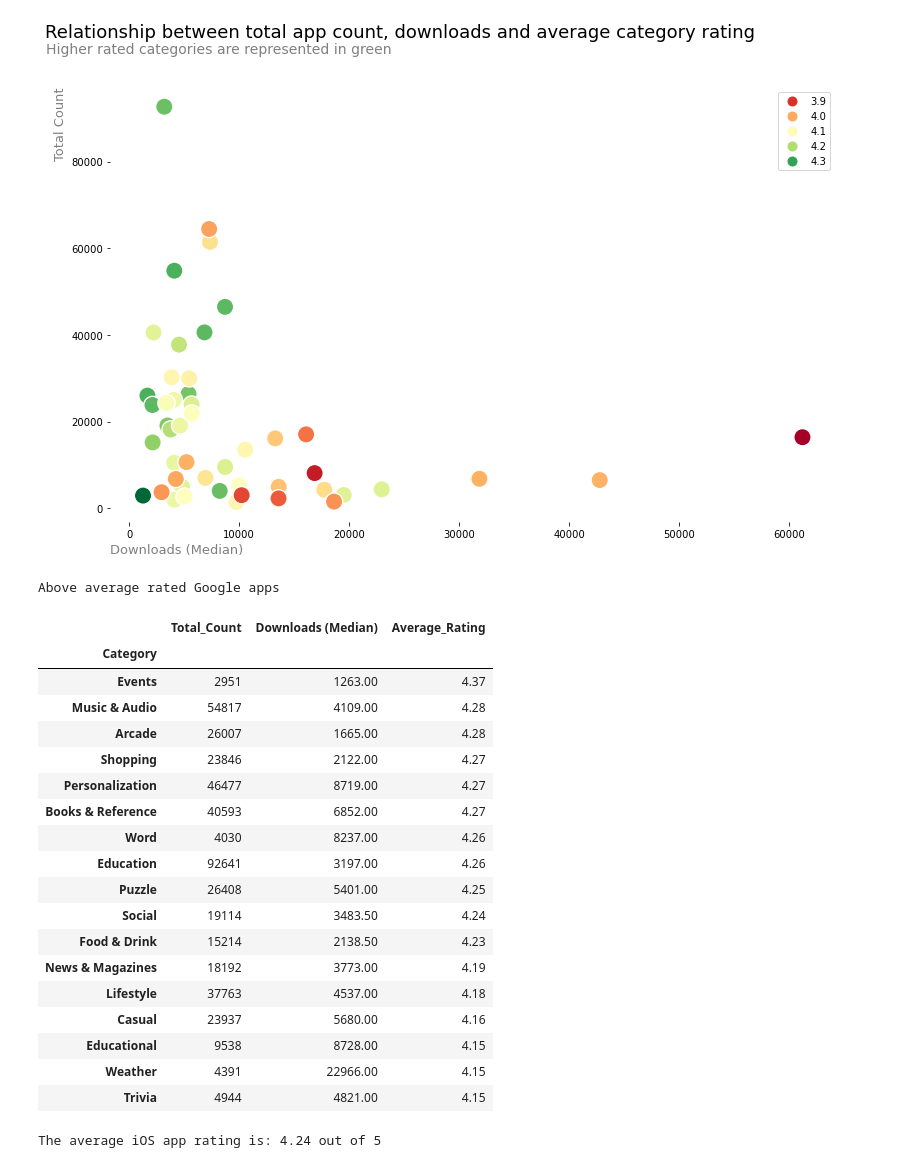
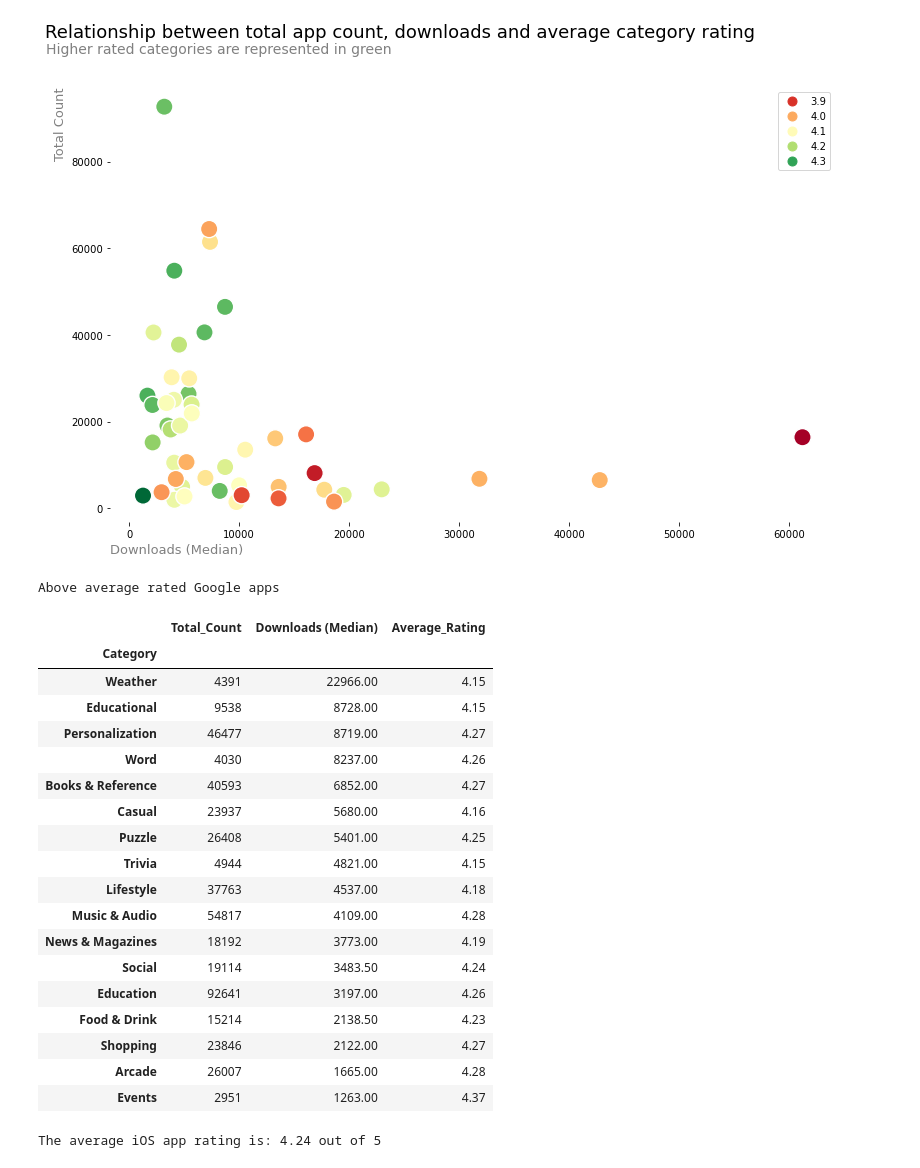
Before and after one commit to paul-trood/Portfolio-Mobile_app_recommendations, a Jupyter notebook: app_profile.ipynb, the cells around one changed output. Drawn from its saved outputs; the diff is of its cells as text; code cells hidden in the pictures.

```diff
--- a/app_profile.ipynb
+++ b/app_profile.ipynb
@@ -569,29 +682,35 @@ plt.show()
 # %%
 print("Above average rated Google apps")
 
 # Apps above average rating
-highest_rated = category_pivot_table[category_pivot_table["Average_Rating"] > android["Rating"].mean()].copy()
-highest_rated = highest_rated.sort_values(by = "Downloads (Median)", ascending= False)
-highest_rated.sort_values(by = "Average_Rating", ascending = False)
+# Compares each average rating from the pivot table to the overall average rating in the google play dataset
+# If category in pivot table has higher rating than google play dataset, adds to new pivot table "highest_rated"
+highest_rated = category_pivot_table[category_pivot_table["Average_Rating"] > android["Rating"].mean()].copy() # set copy
+
+# Sort values by average_rating, followed by downloads in descending order
+highest_rated = highest_rated.sort_values(by ="Downloads (Median)", ascending= False)
+
+# Display pivot table
+highest_rated
 # %% [output]
 Above average rated Google apps
 |  | Total_Count | Downloads (Median) | Average_Rating |
 | Category |  |  |  |
+| Weather | 4391 | 22966.00 | 4.15 |
+| Educational | 9538 | 8728.00 | 4.15 |
+| Personalization | 46477 | 8719.00 | 4.27 |
+| Word | 4030 | 8237.00 | 4.26 |
+| Books & Reference | 40593 | 6852.00 | 4.27 |
+| Casual | 23937 | 5680.00 | 4.16 |
+| Puzzle | 26408 | 5401.00 | 4.25 |
+| Trivia | 4944 | 4821.00 | 4.15 |
+| Lifestyle | 37763 | 4537.00 | 4.18 |
+| Music & Audio | 54817 | 4109.00 | 4.28 |
+| News & Magazines | 18192 | 3773.00 | 4.19 |
+| Social | 19114 | 3483.50 | 4.24 |
+| Education | 92641 | 3197.00 | 4.26 |
+| Food & Drink | 15214 | 2138.50 | 4.23 |
+| Shopping | 23846 | 2122.00 | 4.27 |
+| Arcade | 26007 | 1665.00 | 4.28 |
 | Events | 2951 | 1263.00 | 4.37 |
-| Music & Audio | 54817 | 4109.00 | 4.28 |
-| Arcade | 26007 | 1665.00 | 4.28 |
-| Shopping | 23846 | 2122.00 | 4.27 |
-| Personalization | 46477 | 8719.00 | 4.27 |
-| Books & Reference | 40593 | 6852.00 | 4.27 |
-| Word | 4030 | 8237.00 | 4.26 |
-| Education | 92641 | 3197.00 | 4.26 |
-| Puzzle | 26408 | 5401.00 | 4.25 |
-| Social | 19114 | 3483.50 | 4.24 |
-| Food & Drink | 15214 | 2138.50 | 4.23 |
-| News & Magazines | 18192 | 3773.00 | 4.19 |
-| Lifestyle | 37763 | 4537.00 | 4.18 |
-| Casual | 23937 | 5680.00 | 4.16 |
-| Educational | 9538 | 8728.00 | 4.15 |
-| Weather | 4391 | 22966.00 | 4.15 |
-| Trivia | 4944 | 4821.00 | 4.15 |
 # %%
```
Also changed, not shown: parts of 46 cells of this notebook.
